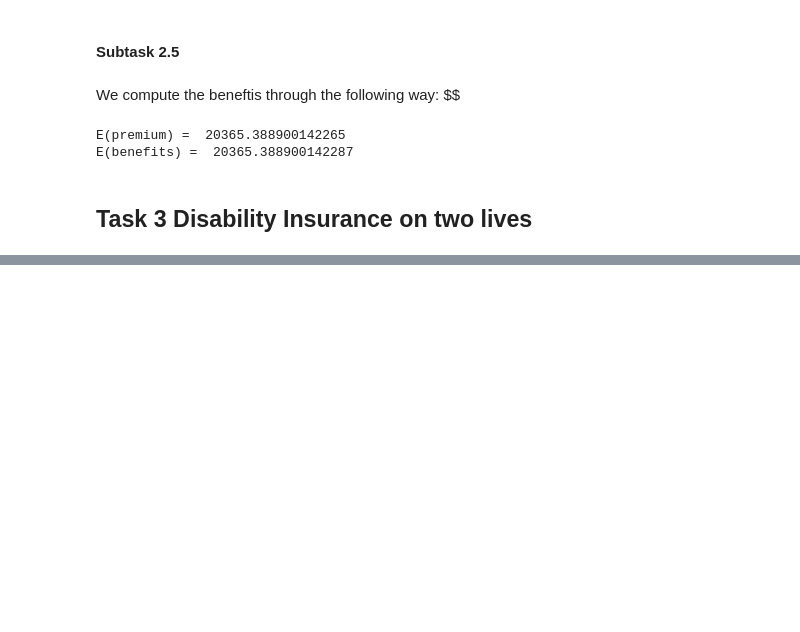
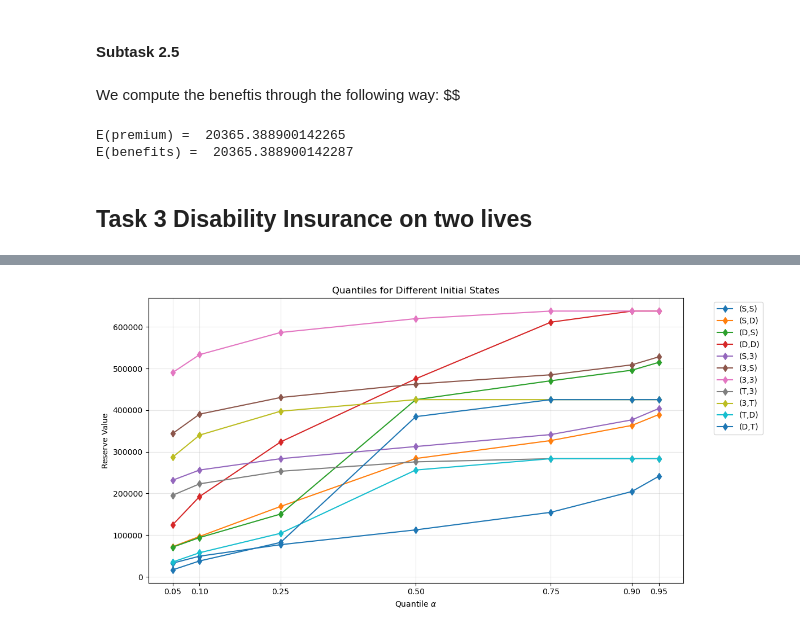
Before and after one commit to samizwei/Life-Insurance-Sami, a Jupyter notebook: Exam_Final_SZ.ipynb, the cells around one changed output, grey strips where cells are left out. Saved outputs shown, nothing was run; the diff lists cells and outputs as text; code cells hidden in the pictures; blank space fills up the shorter version.

```diff
--- a/Exam_Final_SZ.ipynb
+++ b/Exam_Final_SZ.ipynb
@@ -161,0 +441,11 @@ E(benefits) =  20365.388900142287
+# %%
+quant=[0.05,0.1,0.25,0.5,0.75,0.9,0.95]
+quantiles_cdf = np.zeros((len(Symbols), len(quant)))
+
+for i,s in enumerate(Symbols):
+    print("Quantiles for state (%s,%s)"%(s[0],s[1]))
+    ys = np.sort(simulations[i,:])
+    for j,alpha in enumerate(quant):
+        index = int(N * alpha + 0.5)
+        quantiles_cdf[i,j] = ys[index]
+        print("%5.2f pct"%(100*alpha),"--->","%10.2f"%ys[index])
@@ -161,0 +470,18 @@ E(benefits) =  20365.388900142287
+# %%
+plt.figure(figsize=(12, 6))
+plt.title("Quantiles for Different Initial States")
+plt.xlabel(r'Quantile $\alpha$')
+plt.ylabel("Reserve Value")
+plt.xticks()
+
+for i, s in enumerate(Symbols):
+
+    plt.plot(quant, quantiles_cdf[i, :], 'd-', label="(%s,%s)" % (s[0], s[1]))
+
+plt.xticks(quant)
+plt.legend(bbox_to_anchor=(1.05, 1), loc='upper left')
+plt.grid(True, alpha=0.3)
+plt.tight_layout()
+plt.show()
+# %% [output]
+[figure, added]
```
Also changed, not shown: parts of 42 cells of this notebook, 7 other files.
